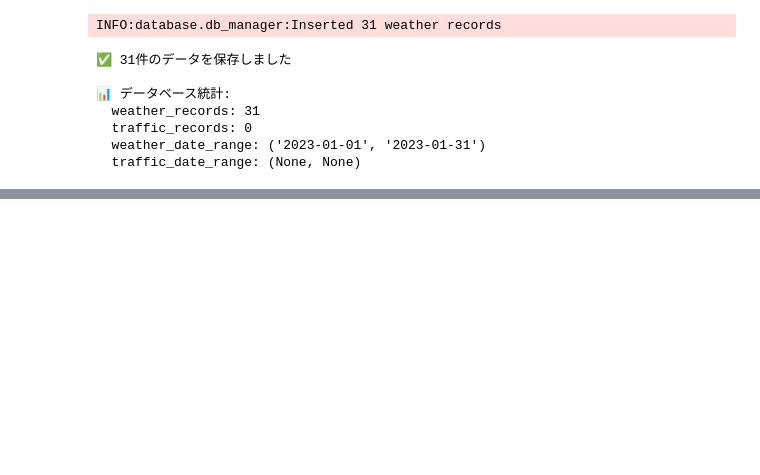
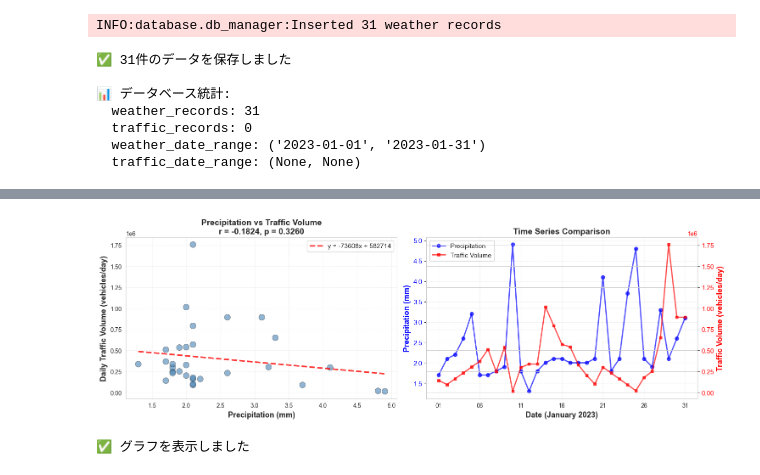
Before and after one commit to Imurayuto/dsprog2_2025_final, a Jupyter notebook: notebooks/weather_traffic_analysis.ipynb, the cells around one changed output, grey strips where cells are left out. Cells and saved outputs as stored; diff of their text form; code cells hidden in the pictures; blank space fills up the shorter version.

```diff
--- a/notebooks/weather_traffic_analysis.ipynb
+++ b/notebooks/weather_traffic_analysis.ipynb
@@ -94,0 +1143,67 @@ INFO:database.db_manager:Inserted 31 weather records
+# %%
+# 散布図と時系列グラフ
+
+import matplotlib.pyplot as plt
+import numpy as np
+
+fig, (ax1, ax2) = plt.subplots(1, 2, figsize=(15, 5))
+
+# ========== 左側：散布図 ==========
+ax1.scatter(merged_data_filled['precipitation'],
+           merged_data_filled['daily_total_count'],
+           alpha=0.6, s=100, color='steelblue', edgecolors='black', linewidth=0.5)
+
+ax1.set_xlabel('Precipitation (mm)', fontsize=13, fontweight='bold')
+ax1.set_ylabel('Daily Traffic Volume (vehicles/day)', fontsize=13, fontweight='bold')
+ax1.set_title(f'Precipitation vs Traffic Volume\nr = {correlation:.4f}, p = {p_value:.4f}',
+             fontsize=14, fontweight='bold')
+ax1.grid(True, alpha=0.3, linestyle='--')
+
+# 回帰直線
+z = np.polyfit(merged_data_filled['precipitation'],
+               merged_data_filled['daily_total_count'], 1)
+p_fit = np.poly1d(z)
+x_line = np.linspace(merged_data_filled['precipitation'].min(),
+                     merged_data_filled['precipitation'].max(), 100)
+ax1.plot(x_line, p_fit(x_line), "r--", alpha=0.8, linewidth=2.5,
+        label=f'y = {z[0]:.0f}x + {z[1]:.0f}')
+ax1.legend(fontsize=11)
+
+# ========== 右側：時系列グラフ ==========
+ax2_twin = ax2.twinx()
+
+# 降水量（青、左軸）
+line1 = ax2.plot(range(len(merged_data_filled)), merged_data_filled['precipitation'],
+                'b-o', label='Precipitation', alpha=0.7, linewidth=2, markersize=6)
+
+# 交通量（赤、右軸）
+line2 = ax2_twin.plot(range(len(merged_data_filled)), merged_data_filled['daily_total_count'],
+                     'r-s', label='Traffic Volume', alpha=0.7, linewidth=2, markersize=5)
+
+ax2.set_xlabel('Date (January 2023)', fontsize=13, fontweight='bold')
+ax2.set_ylabel('Precipitation (mm)', color='b', fontsize=13, fontweight='bold')
+ax2_twin.set_ylabel('Traffic Volume (vehicles/day)', color='r', fontsize=13, fontweight='bold')
+ax2.set_title('Time Series Comparison', fontsize=14, fontweight='bold')
+
+ax2.tick_params(axis='y', labelcolor='b', labelsize=11)
+ax2_twin.tick_params(axis='y', labelcolor='r', labelsize=11)
+
+# x軸を日付に
+dates = [d.split('-')[2] for d in merged_data_filled['date']]
+ax2.set_xticks(range(0, len(dates), 5))
+ax2.set_xticklabels([dates[i] for i in range(0, len(dates), 5)])
+
+ax2.grid(True, alpha=0.3, linestyle='--')
+
+# 凡例を統合
+lines = line1 + line2
+labels = [l.get_label() for l in lines]
+ax2.legend(lines, labels, loc='upper left', fontsize=11)
+
+plt.tight_layout()
+plt.show()
+
+print("✅ グラフを表示しました")
+# %% [output]
+[figure, added]
+✅ グラフを表示しました
```
Also changed, not shown: parts of 24 cells of this notebook, 3 other files.
